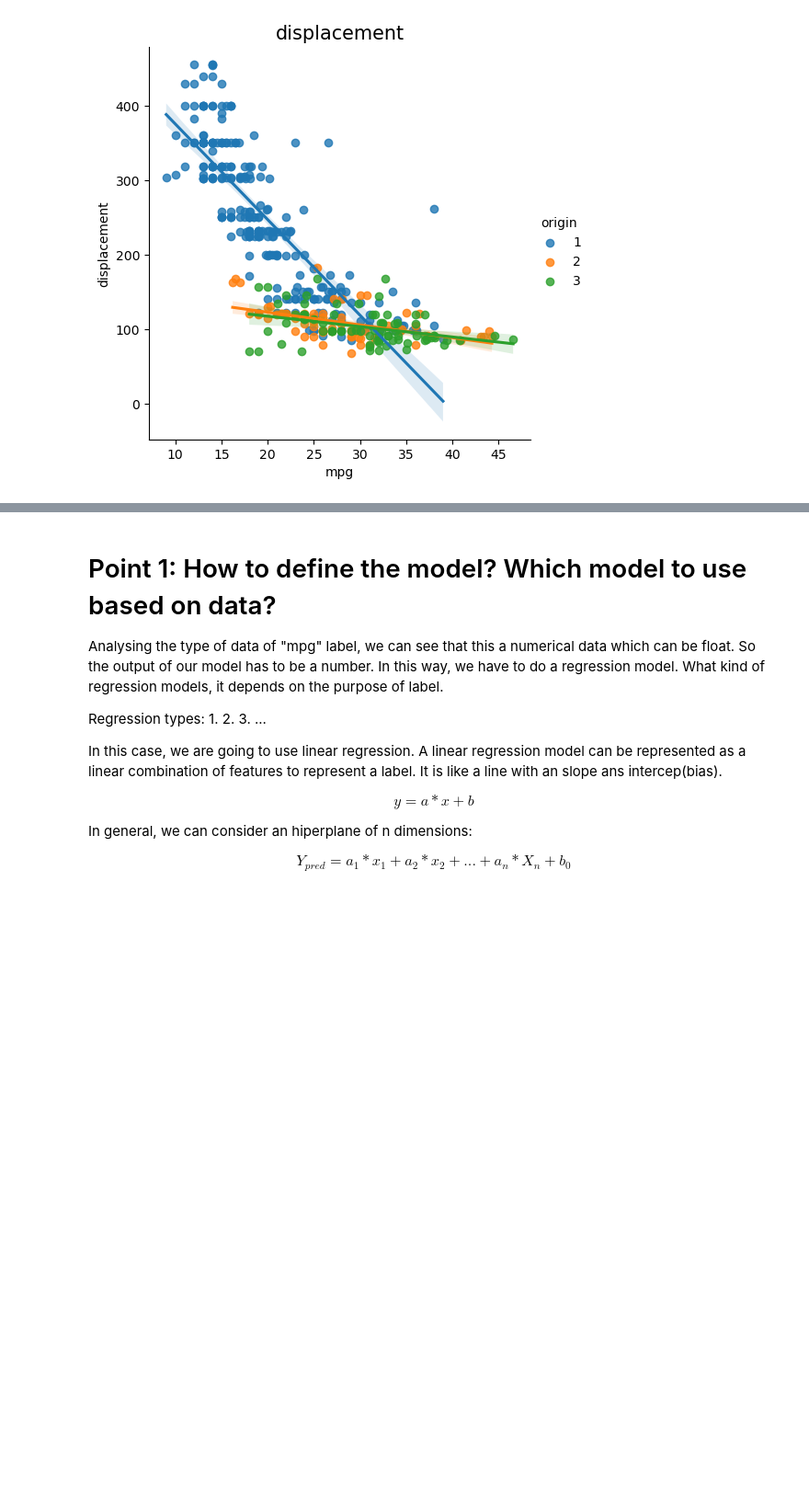
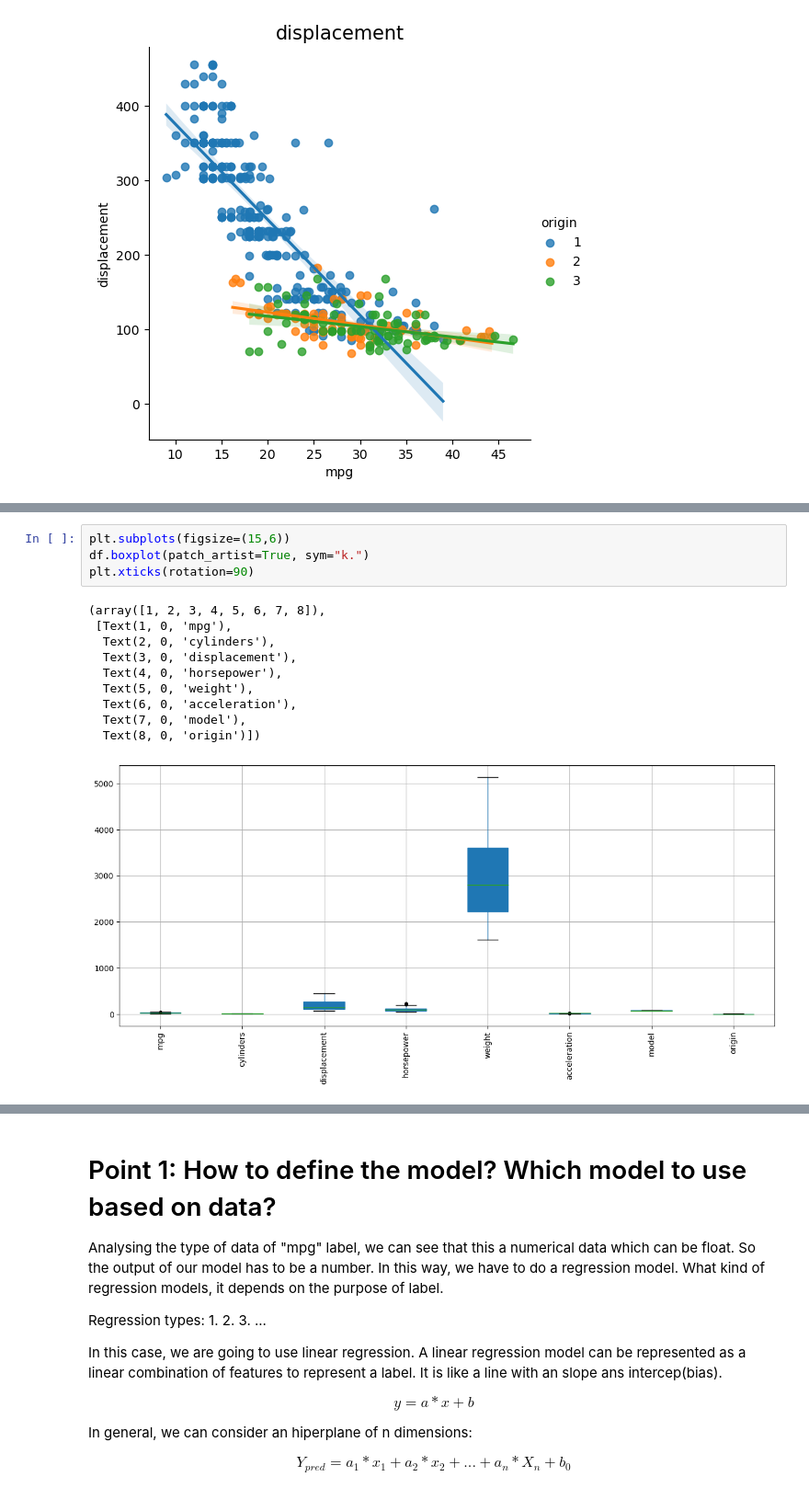
Before and after one commit to yonkeenn/LinearRegression, a Jupyter notebook: LinearRegression.ipynb, the cells around one changed output, grey strips where cells are left out. Shown: that part at 92% size. Cells and saved outputs as stored; diff of their text form; blank space fills up the shorter version.

```diff
--- a/LinearRegression.ipynb
+++ b/LinearRegression.ipynb
@@ -242,0 +294,15 @@ for i in ["horsepower","acceleration","weight","displacement"]:
+# %%
+plt.subplots(figsize=(15,6))
+df.boxplot(patch_artist=True, sym="k.")
+plt.xticks(rotation=90)
+# %% [output]
+(array([1, 2, 3, 4, 5, 6, 7, 8]),
+ [Text(1, 0, 'mpg'),
+  Text(2, 0, 'cylinders'),
+  Text(3, 0, 'displacement'),
+  Text(4, 0, 'horsepower'),
+  Text(5, 0, 'weight'),
+  Text(6, 0, 'acceleration'),
+  Text(7, 0, 'model'),
+  Text(8, 0, 'origin')])
+[figure, added]
```
Also changed, not shown: parts of 10 cells of this notebook.
